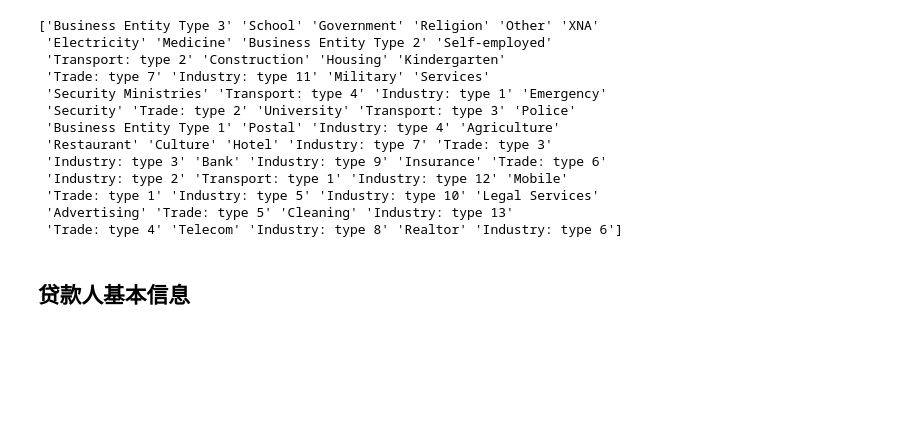
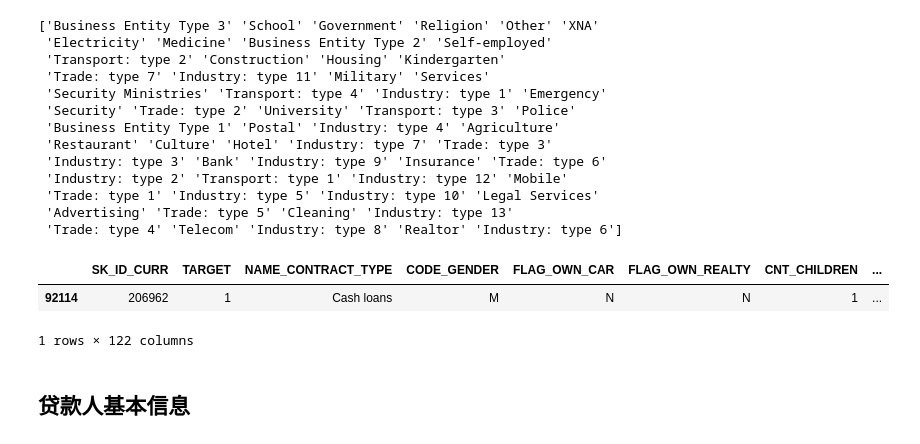
Before and after one commit to MagleHJ/Kaggle_Home_Credit_Default_Risk, a Jupyter notebook: src/xxq/EDA.ipynb, the cells around one changed output. Cells and saved outputs as stored; diff of their text form; code cells hidden in the pictures; blank space fills up the shorter version.

```diff
--- a/src/xxq/EDA.ipynb
+++ b/src/xxq/EDA.ipynb
@@ -344,6 +361,13 @@ numerical_features = set(application_train.columns) - set(categorical_features)
 # %%
 for feature in categorical_features:
     plot_stats(feature, application_train, True, True)
+# %%
+application_train.loc[(application_train['FLAG_DOCUMENT_20']==1) & (application_train['FLAG_DOCUMENT_21']==1)]
+# & application_train['FLAG_DOCUMENT_20']==1&application_train['FLAG_DOCUMENT_21']==1]
+# %% [output]
+|  | SK_ID_CURR | TARGET | NAME_CONTRACT_TYPE | CODE_GENDER | FLAG_OWN_CAR | FLAG_OWN_REALTY | CNT_CHILDREN | ... |
+| 92114 | 206962 | 1 | Cash loans | M | N | N | 1 | ... |
+1 rows × 122 columns
 # %% [markdown]
 ## 贷款人基本信息
 # %% [markdown]
```
Also changed, not shown: parts of 5 cells of this notebook, 1 other file.
